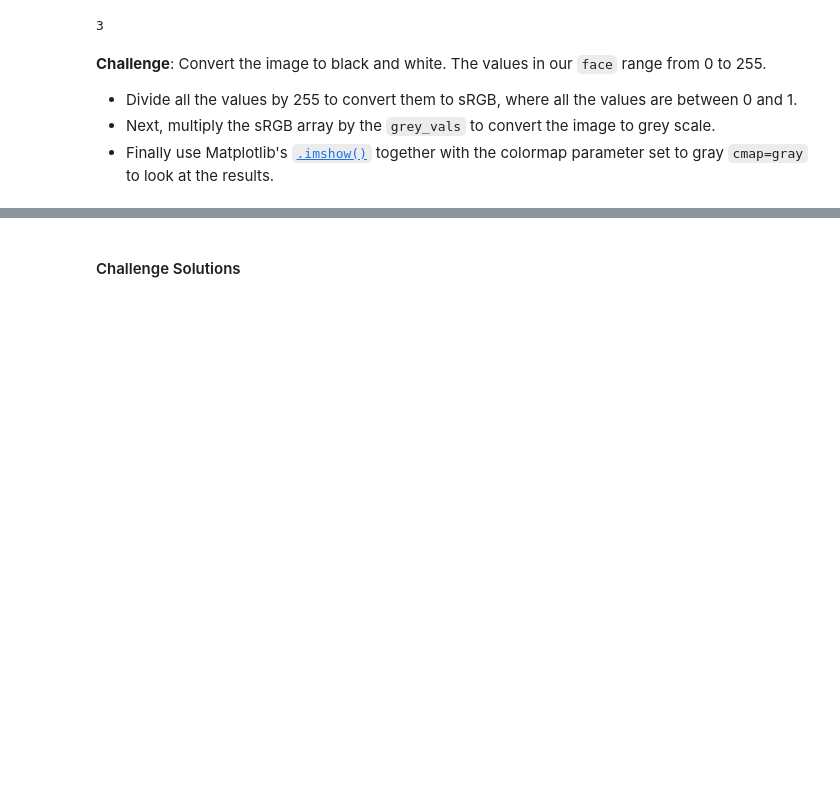
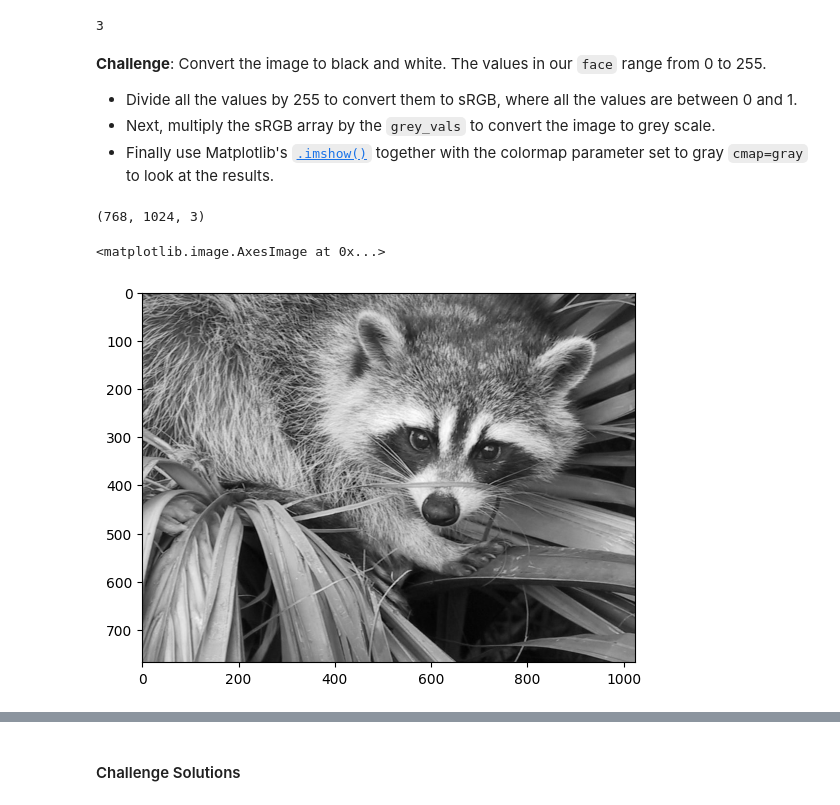
Before and after one commit to itsjordanmuller/2023-python-100-days, a Jupyter notebook: Day-077/Projects/NumPy and N-Dimensional Arrays/Computation_with_NumPy_and_N_Dimensional_Arrays_(start).ipynb, the cells around one changed output, grey strips where cells are left out. Saved outputs shown, nothing was run; the diff lists cells and outputs as text; code cells hidden in the pictures; blank space fills up the shorter version.

Commit message:
Convert a color image to greyscale by dividing the face array by 255 and multiplying it by values in grey formula

```diff
--- a/Day-077/Projects/NumPy and N-Dimensional Arrays/Computation_with_NumPy_and_N_Dimensional_Arrays_(start).ipynb
+++ b/Day-077/Projects/NumPy and N-Dimensional Arrays/Computation_with_NumPy_and_N_Dimensional_Arrays_(start).ipynb
@@ -344,8 +344,20 @@ face.ndim
 * Divide all the values by 255 to convert them to sRGB, where all the values are between 0 and 1.
 * Next, multiply the sRGB array by the `grey_vals` to convert the image to grey scale.
 * Finally use Matplotlib's [`.imshow()`](https://matplotlib.org/3.1.1/api/_as_gen/matplotlib.pyplot.imshow.html) together with the colormap parameter set to gray `cmap=gray` to look at the results.
+# %%
+face_edit = face / 255
+face_edit.shape
+# %% [output]
+(768, 1024, 3)
 # %%
 grey_vals = np.array([0.2126, 0.7152, 0.0722])
+# %%
+grey_img = face_edit @ grey_vals
+# %%
+plt.imshow(grey_img, cmap="gray")
+# %% [output]
+<matplotlib.image.AxesImage at 0x...>
+[figure, added]
 # %% [markdown]
 **Challenge**: Can you manipulate the images by doing some operations on the underlying ndarrays? See if you can change the values in the ndarray so that:
 
```
